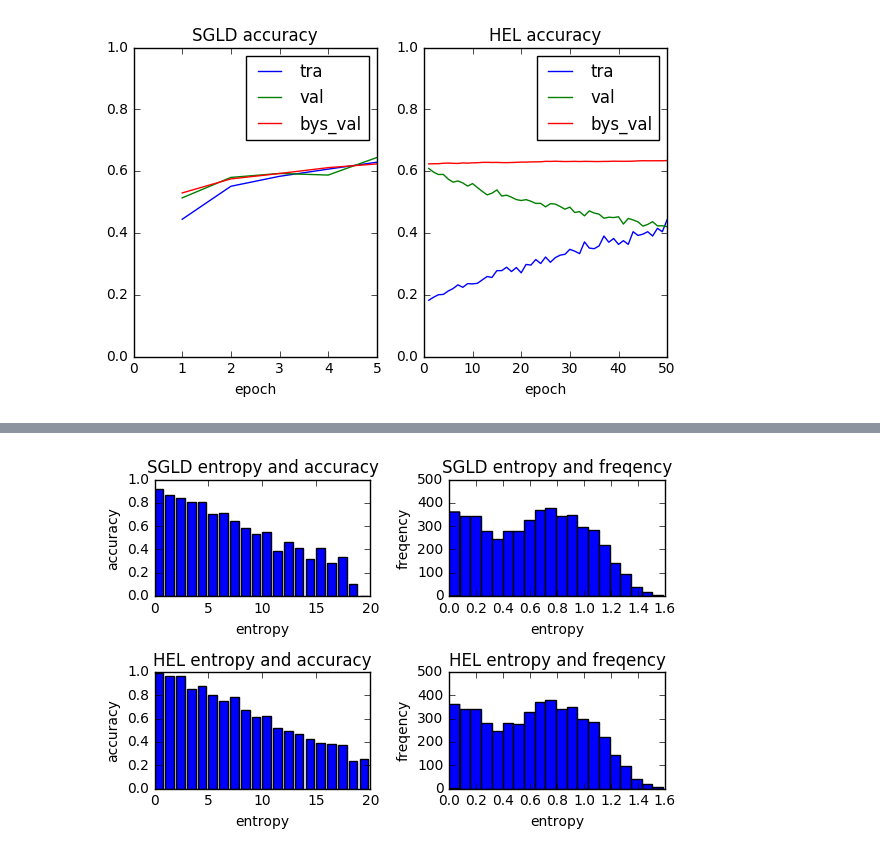
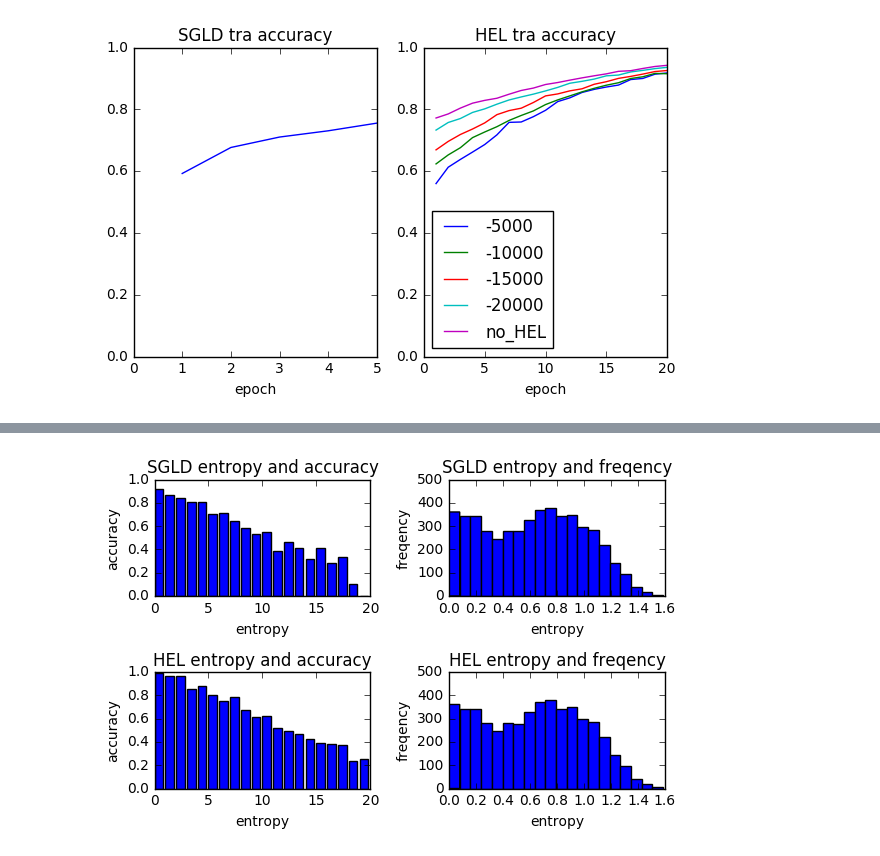
Before and after one commit to maeyon/DeepLearning_chainer, a Jupyter notebook: CIFAR5/CIFAR5.ipynb, the cells around one changed output, grey strips where cells are left out. Saved outputs shown, nothing was run; the diff lists cells and outputs as text; code cells hidden in the pictures.

```diff
--- a/CIFAR5/CIFAR5.ipynb
+++ b/CIFAR5/CIFAR5.ipynb
@@ -58,57 +131,62 @@ import numpy as np
 import json
 import matplotlib.pyplot as plt
 
-bys_acc = np.loadtxt('SGLDbef/accuracy.csv')
-
-with open("SGLDbef/log", "r") as f:
+with open("HEL/log", "r") as f:
     data = json.load(f)
 
 epoch = np.arange(len(data)) + 1
 tra_acc = []
-val_acc = []
 
 for i in xrange(len(data)):
     tra_acc.append(data[i]["main/accuracy"])
-    val_acc.append(data[i]["validation/main/accuracy"])
 
 tra_acc = np.array(tra_acc)
-val_acc = np.array(val_acc)
 
 plt.subplot(121)
-plt.plot(epoch, tra_acc, label='tra')
-plt.plot(epoch, val_acc, label='val')
-plt.plot(epoch, bys_acc[:5], label='bys_val')
+plt.plot(epoch, tra_acc)
 plt.legend(loc='best')
-plt.title('SGLD accuracy')
+plt.title('SGLD tra accuracy')
 plt.xlabel('epoch')
-plt.xlim(0, 5)
-plt.ylim(0., 1.)
+plt.xlim(0)
+plt.ylim(0, 1)
 
-with open("SGLDaft/log", "r") as f:
+plt.subplot(122)
+
+for k in xrange(1, 5):
+
+    with open("HEL/hel_{}".format(k), "r") as f:
+        data = json.load(f)
+
+        epoch = np.arange(len(data)) + 1
+        tra_acc = []
+
+        for i in xrange(len(data)):
+            tra_acc.append(data[i]["main/accuracy"])
+
+        tra_acc = np.array(tra_acc)
+
+        plt.plot(epoch, tra_acc, label='-{}'.format(5000*k))
+
+with open("HEL/no_hel", "r") as f:
     data = json.load(f)
 
 epoch = np.arange(len(data)) + 1
 tra_acc = []
-val_acc = []
 
 for i in xrange(len(data)):
     tra_acc.append(data[i]["main/accuracy"])
-    val_acc.append(data[i]["validation/main/accuracy"])
 
 tra_acc = np.array(tra_acc)
-val_acc = np.array(val_acc)
 
-plt.subplot(122)
-plt.plot(epoch, tra_acc, label='tra')
-plt.plot(epoch, val_acc, label='val')
-plt.plot(epoch, bys_acc[5:], label='bys_val')
+plt.plot(epoch, tra_acc, label='no_HEL')
+
 plt.legend(loc='best')
-plt.title('HEL accuracy')
+plt.title('HEL tra accuracy')
 plt.xlabel('epoch')
-plt.ylim(0., 1.)
+plt.ylim(0, 1)
 
 plt.tight_layout()
 
 plt.show()
 # %% [output]
-[figure, old version]
+[figure, new version]
```
Also changed, not shown: parts of 3 cells of this notebook, 25 other files.
